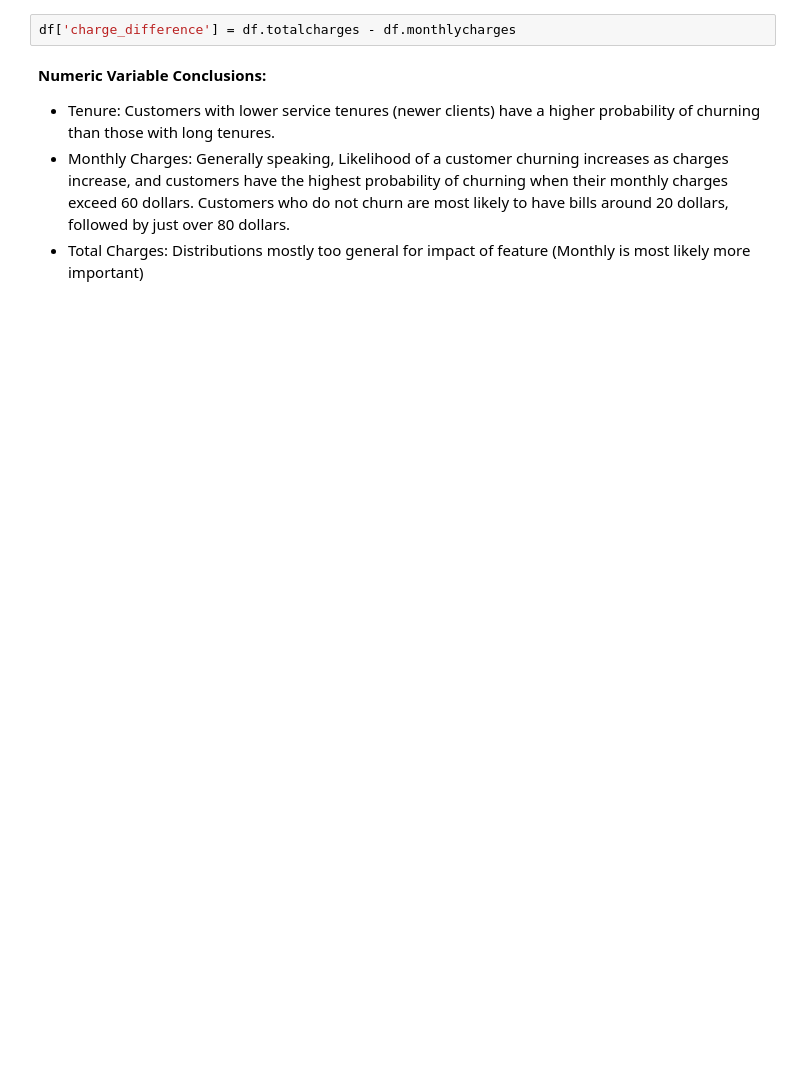
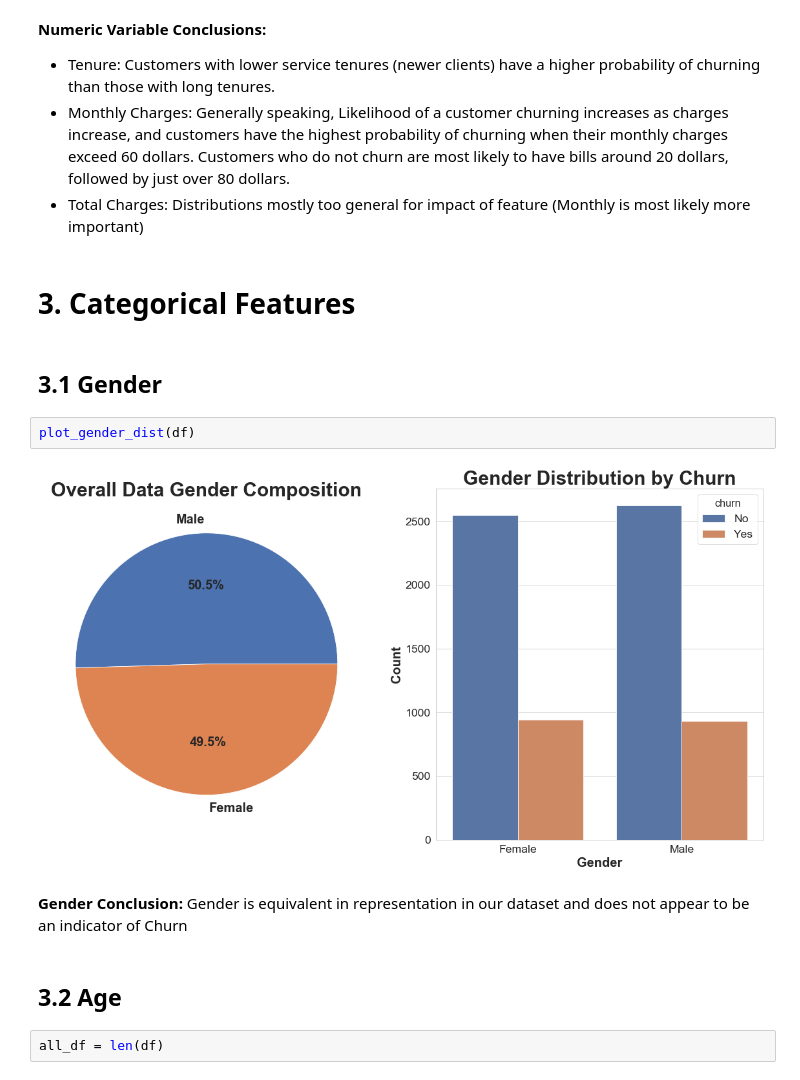
Before and after one commit to andrewcole33/telco_churn_analysis, a Jupyter notebook: eda.ipynb, the cells around one changed output. Saved outputs shown, nothing was run; the diff lists cells and outputs as text; blank space fills up the shorter version.

Commit message:
CComplete Gender Categorical EDA

```diff
--- a/eda.ipynb
+++ b/eda.ipynb
@@ -172,10 +169,22 @@ plot_numerical_averages(df, 'monthlycharges')
 plot_numerical_averages(df, 'totalcharges')
 # %% [output]
 [figure]
-# %%
-df['charge_difference'] = df.totalcharges - df.monthlycharges
 # %% [markdown]
 **Numeric Variable Conclusions:**
 - Tenure: Customers with lower service tenures (newer clients) have a higher probability of churning than those with long tenures.
 - Monthly Charges: Generally speaking, Likelihood of a customer churning increases as charges increase, and customers have the highest probability of churning when their monthly charges exceed 60 dollars. Customers who do not churn are most likely to have bills around 20 dollars, followed by just over 80 dollars.
 - Total Charges: Distributions mostly too general for impact of feature (Monthly is most likely more important)
+# %% [markdown]
+# 3. Categorical Features
+# %% [markdown]
+## 3.1 Gender
+# %%
+plot_gender_dist(df)
+# %% [output]
+[figure, added]
+# %% [markdown]
+**Gender Conclusion:** Gender is equivalent in representation in our dataset and does not appear to be an indicator of Churn
+# %% [markdown]
+## 3.2 Age
+# %%
+all_df = len(df)
```
Also changed, not shown: parts of 6 cells of this notebook, 1 other file.
